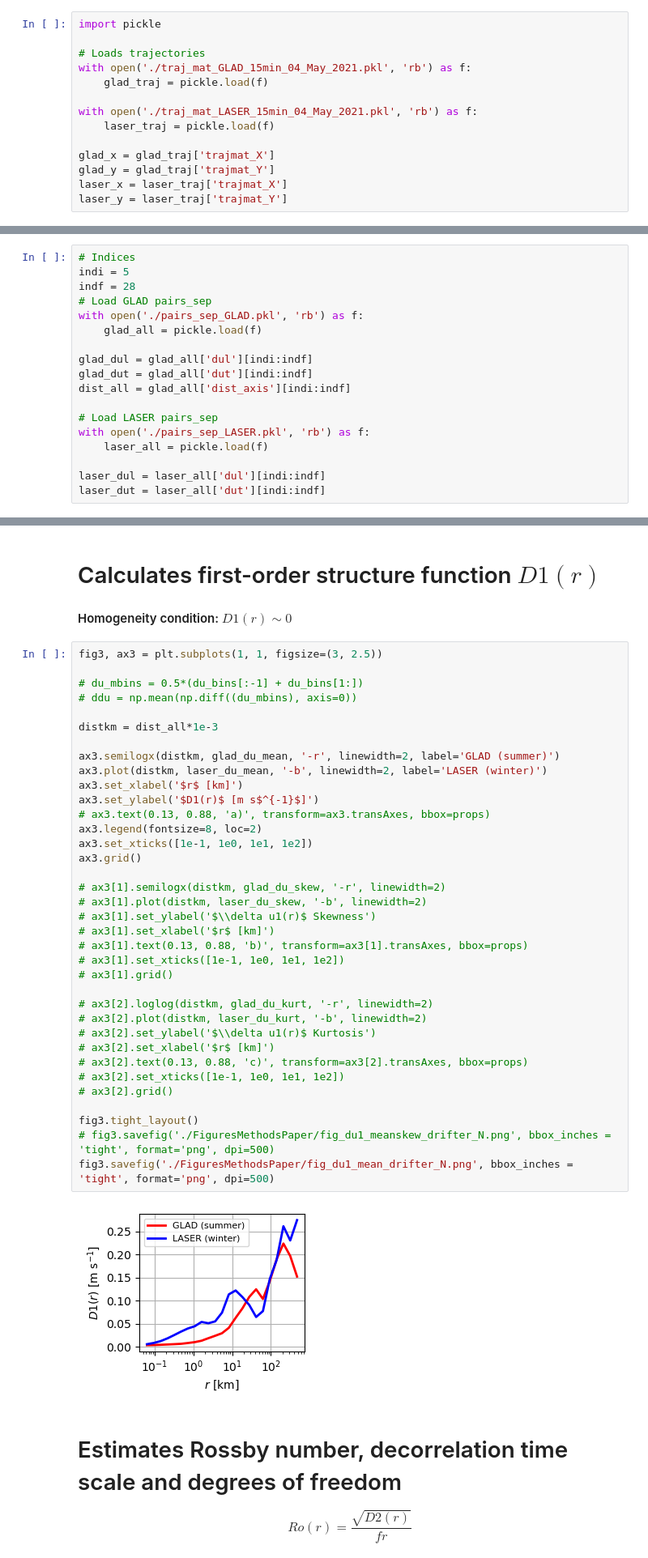
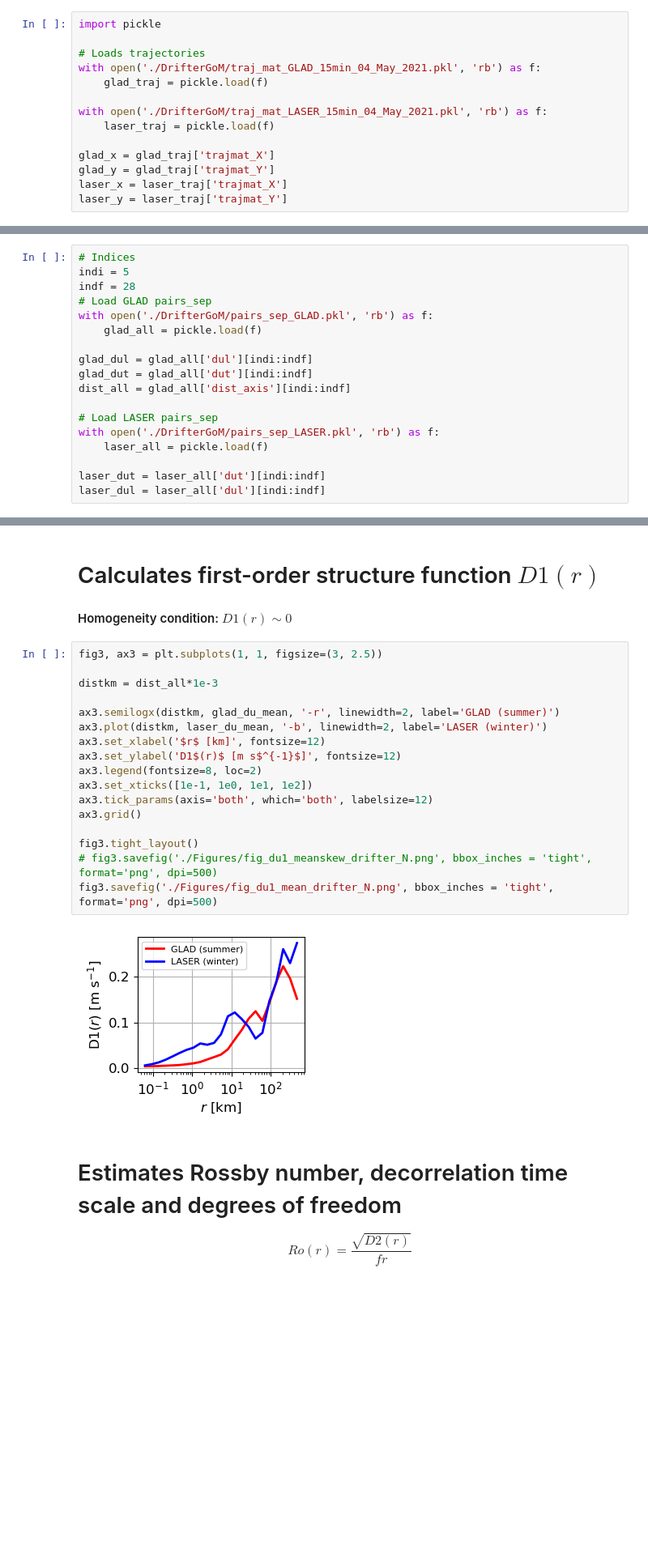
Before and after one commit to manuelogtzv/SF3_RLS, a Jupyter notebook: Drifter_SFs_Fluxes.ipynb, the cells around one changed output, grey strips where cells are left out. Shown at 81% size. Drawn from its saved outputs; the diff is of its cells as text; blank space fills up the shorter version.

```diff
--- a/Drifter_SFs_Fluxes.ipynb
+++ b/Drifter_SFs_Fluxes.ipynb
@@ -27,10 +30,10 @@ from structfunc2KEflux import *
 import pickle
 
 # Loads trajectories
-with open('./traj_mat_GLAD_15min_04_May_2021.pkl', 'rb') as f:
+with open('./DrifterGoM/traj_mat_GLAD_15min_04_May_2021.pkl', 'rb') as f:
     glad_traj = pickle.load(f)
 
-with open('./traj_mat_LASER_15min_04_May_2021.pkl', 'rb') as f:
+with open('./DrifterGoM/traj_mat_LASER_15min_04_May_2021.pkl', 'rb') as f:
     laser_traj = pickle.load(f)
 
 glad_x = glad_traj['trajmat_X']
@@ -118,7 +123,7 @@ fg0.savefig('./FiguresMethodsPaper/fig_trajdrifters.png', bbox_inches = 'tight',
 indi = 5
 indf = 28
 # Load GLAD pairs_sep
-with open('./pairs_sep_GLAD.pkl', 'rb') as f:
+with open('./DrifterGoM/pairs_sep_GLAD.pkl', 'rb') as f:
     glad_all = pickle.load(f)
 
 glad_dul = glad_all['dul'][indi:indf]
@@ -126,9 +131,9 @@ glad_dut = glad_all['dut'][indi:indf]
 dist_all = glad_all['dist_axis'][indi:indf]
 
 # Load LASER pairs_sep
-with open('./pairs_sep_LASER.pkl', 'rb') as f:
+with open('./DrifterGoM/pairs_sep_LASER.pkl', 'rb') as f:
     laser_all = pickle.load(f)
 
+laser_dut = laser_all['dut'][indi:indf]
 laser_dul = laser_all['dul'][indi:indf]
-laser_dut = laser_all['dut'][indi:indf]
 # %%
@@ -300,42 +228,23 @@ laser_du3_mean, laser_du3_std, laser_du3_skew, laser_du3_kurt = stack_stats(lase
 #### Homogeneity condition: $D1(r)\sim 0$
 # %%
 fig3, ax3 = plt.subplots(1, 1, figsize=(3, 2.5))
-
-# du_mbins = 0.5*(du_bins[:-1] + du_bins[1:])
-# ddu = np.mean(np.diff((du_mbins), axis=0))
 
 distkm = dist_all*1e-3
 
 ax3.semilogx(distkm, glad_du_mean, '-r', linewidth=2, label='GLAD (summer)')
 ax3.plot(distkm, laser_du_mean, '-b', linewidth=2, label='LASER (winter)')
-ax3.set_xlabel('$r$ [km]')
-ax3.set_ylabel('$D1(r)$ [m s$^{-1}$]')
-# ax3.text(0.13, 0.88, 'a)', transform=ax3.transAxes, bbox=props)
+ax3.set_xlabel('$r$ [km]', fontsize=12)
+ax3.set_ylabel('D1$(r)$ [m s$^{-1}$]', fontsize=12)
 ax3.legend(fontsize=8, loc=2)
 ax3.set_xticks([1e-1, 1e0, 1e1, 1e2])
+ax3.tick_params(axis='both', which='both', labelsize=12)
 ax3.grid()
 
-# ax3[1].semilogx(distkm, glad_du_skew, '-r', linewidth=2)
-# ax3[1].plot(distkm, laser_du_skew, '-b', linewidth=2)
-# ax3[1].set_ylabel('$\\delta u1(r)$ Skewness')
-# ax3[1].set_xlabel('$r$ [km]')
-# ax3[1].text(0.13, 0.88, 'b)', transform=ax3[1].transAxes, bbox=props)
-# ax3[1].set_xticks([1e-1, 1e0, 1e1, 1e2])
-# ax3[1].grid()
-
-# ax3[2].loglog(distkm, glad_du_kurt, '-r', linewidth=2)
-# ax3[2].plot(distkm, laser_du_kurt, '-b', linewidth=2)
-# ax3[2].set_ylabel('$\\delta u1(r)$ Kurtosis')
-# ax3[2].set_xlabel('$r$ [km]')
-# ax3[2].text(0.13, 0.88, 'c)', transform=ax3[2].transAxes, bbox=props)
-# ax3[2].set_xticks([1e-1, 1e0, 1e1, 1e2])
-# ax3[2].grid()
-
 fig3.tight_layout()
-# fig3.savefig('./FiguresMethodsPaper/fig_du1_meanskew_drifter_N.png', bbox_inches = 'tight', format='png', dpi=500)
-fig3.savefig('./FiguresMethodsPaper/fig_du1_mean_drifter_N.png', bbox_inches = 'tight', format='png', dpi=500)
+# fig3.savefig('./Figures/fig_du1_meanskew_drifter_N.png', bbox_inches = 'tight', format='png', dpi=500)
+fig3.savefig('./Figures/fig_du1_mean_drifter_N.png', bbox_inches = 'tight', format='png', dpi=500)
 # %% [output]
-[figure, old version]
+[figure, new version]
 # %% [markdown]
 # Estimates Rossby number, decorrelation time scale and degrees of freedom
 
```
Also changed, not shown: parts of 29 cells of this notebook, 2 other files.
